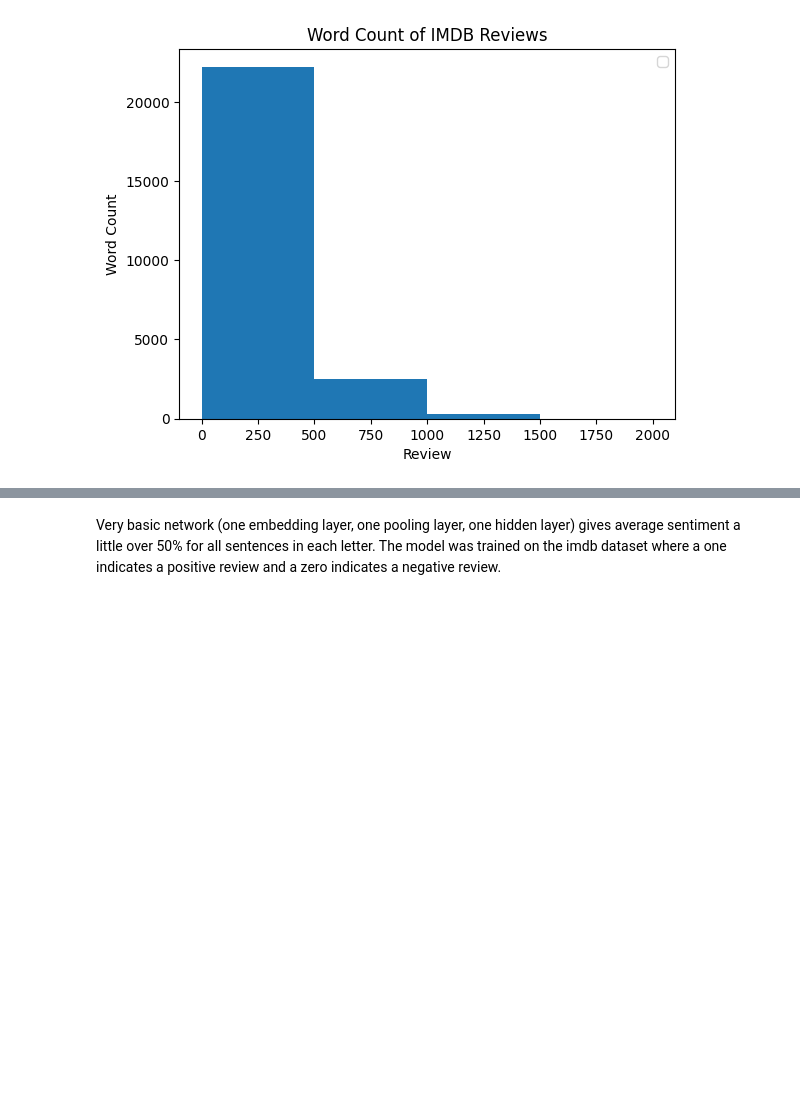
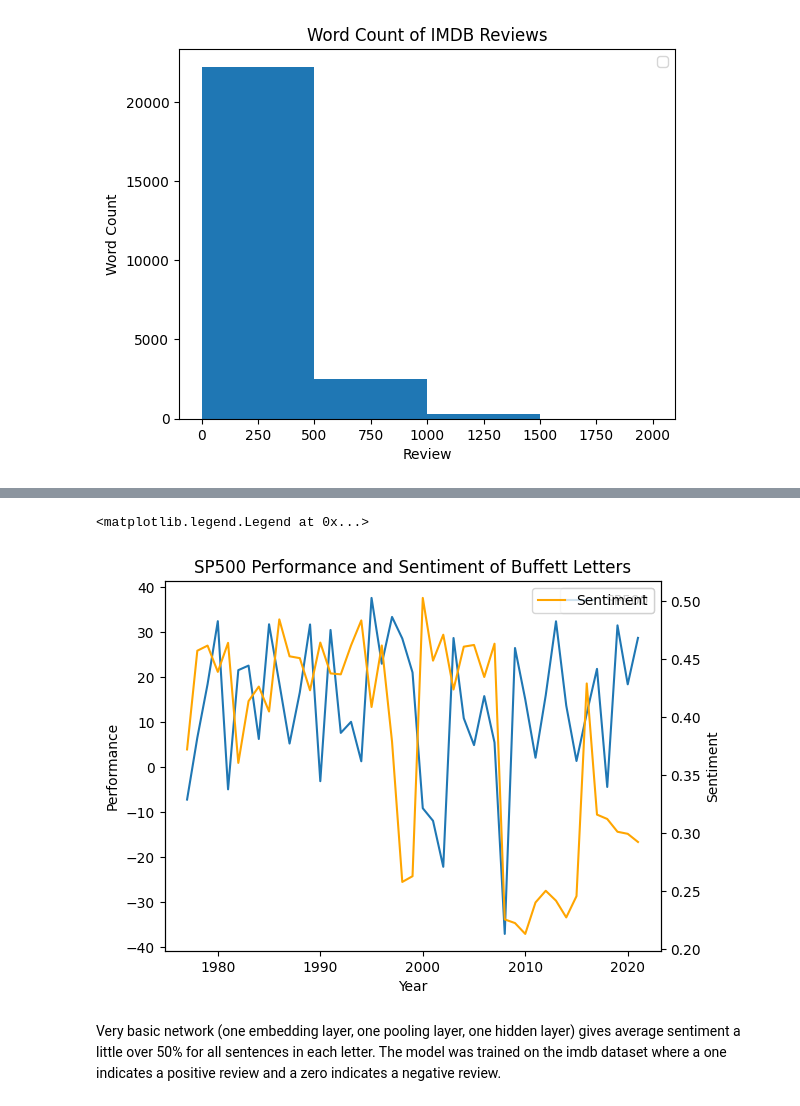
Before and after one commit to biovino1/BuffetLetters, a Jupyter notebook: prediction.ipynb, the cells around one changed output, grey strips where cells are left out. Drawn from its saved outputs; the diff is of its cells as text; code cells hidden in the pictures; blank space fills up the shorter version.

Commit message:
graph each predicted sentiment vs. market

```diff
--- a/prediction.ipynb
+++ b/prediction.ipynb
@@ -146,11 +139,3 @@ with open('data/letters.txt', 'r', encoding='utf8') as file:
             if (re.search("\. \. \. \. ", sent)) is not None:  # 21st letter has spaces inbetween periods
                 del sents[sents.index(sent)]
         letters.append(sents)
-# %%
-# Predict sentiment of each sentence in letter
-letter = letters[40]
-preds = model.predict(letter)
-preds_df = pd.DataFrame()
-preds_df['Sentences'] = letter
-preds_df['Sentiment'] = preds
-preds_df['Sentiment'].mean()
@@ -159,0 +142,13 @@ preds_df['Sentiment'].mean()
+# %%
+# Read sp500 data, reverse indices, and start at 1977
+sp500 = pd.read_csv('data/sp500.csv')
+sp500 = sp500.iloc[::-1]
+sp500 = sp500[sp500['year'] >= 1977]
+sp500 = sp500.reset_index()
+
+# Load letters and SP500 performance into df
+df = pd.DataFrame()
+df['Year'] = [i for i in range(1977, 2022)]
+df['Letter'] = letters
+df['SP500'] = sp500['performance']
+df.head()
@@ -160,2 +162,26 @@ preds_df['Sentiment'].mean()
+# %%
+# Predict sentiment of each letter
+sentiments = []
+for letter in letters:
+    preds = model.predict(letter, verbose=0)
+    sentiments.append(preds.mean())
+
+# Add sentiments to df
+df['Sentiment'] = sentiments
+
+# Plot SP500 performance and sentiment
+fig, ax = plt.subplots()
+ax.plot(df['Year'], df['SP500'], label='SP500')
+ax.set_title('SP500 Performance and Sentiment of Buffett Letters')
+ax.set_xlabel('Year')
+ax.set_ylabel('Performance')
+ax.legend()
+ax2 = ax.twinx()
+ax2.plot(df['Year'], df['Sentiment'], color='orange', label='Sentiment')
+ax2.set_ylabel('Sentiment')
+ax2.legend()
+# %% [output]
+<matplotlib.legend.Legend at 0x...>
+[figure, added]
 # %% [markdown]
 Very basic network (one embedding layer, one pooling layer, one hidden layer) gives average sentiment a little over 50% for all sentences in each letter. The model was trained on the imdb dataset where a one indicates a positive review and a zero indicates a negative review.
```
Also changed, not shown: parts of 6 cells of this notebook, 3 other files.
